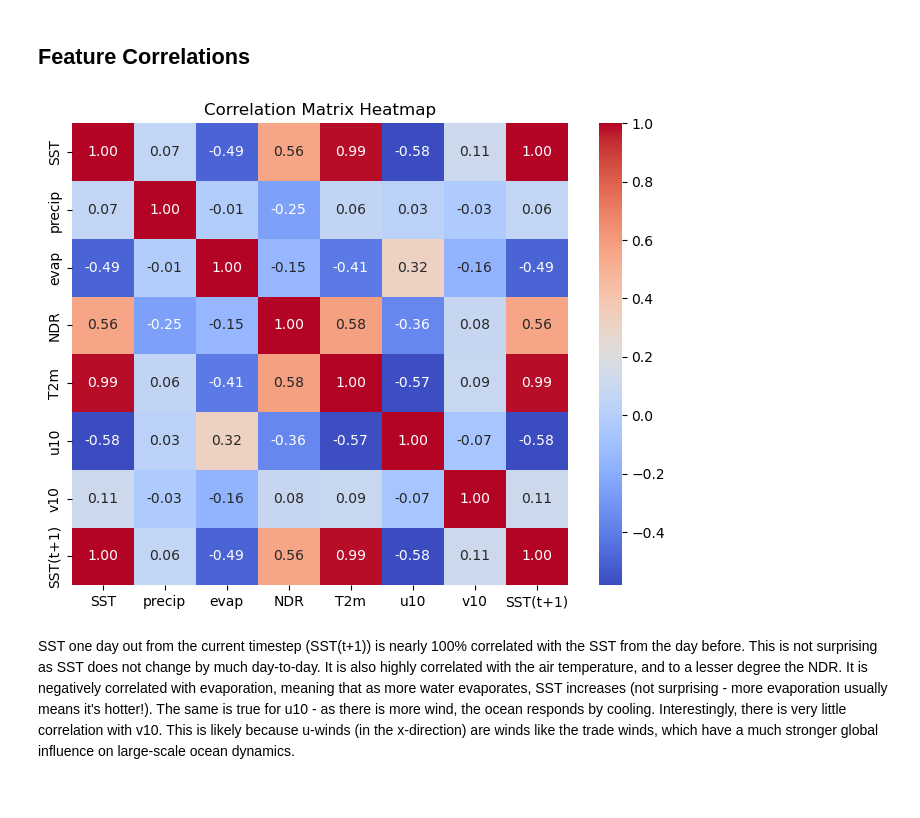
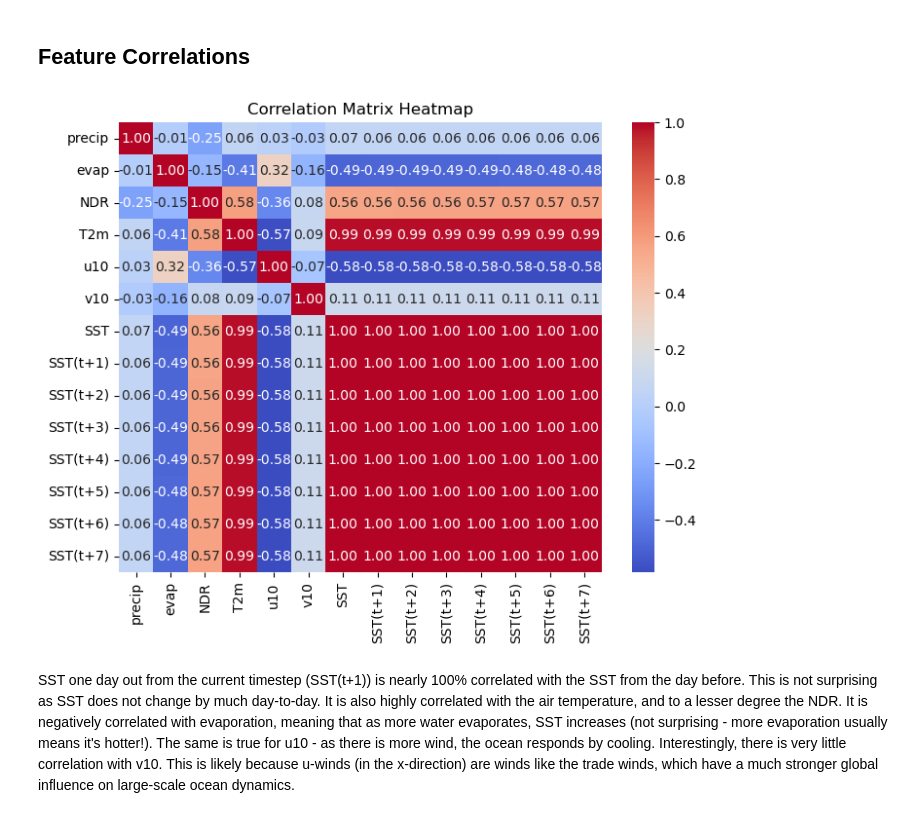
Before and after one commit to colinbeyers/GEOL558-submissions, a Jupyter notebook: module_4/module_4.ipynb, the cells around one changed output. Cells and saved outputs as stored; diff of their text form; code cells hidden in the pictures.

```diff
--- a/module_4/module_4.ipynb
+++ b/module_4/module_4.ipynb
@@ -231,22 +228,28 @@ This data has a good spatial distribution.
 # %% [markdown]
 ## Feature Correlations
 # %%
-corr_matrix = df[['SST',
-                  'precip',
+corr_matrix = df[['precip',
                   'evap',
                   'NDR',
                   'T2m',
                   'u10',
                   'v10',
-                  'SST(t+1)']].corr()
+                  'SST',
+                  'SST(t+1)',
+                  'SST(t+2)',
+                  'SST(t+3)',
+                  'SST(t+4)',
+                  'SST(t+5)',
+                  'SST(t+6)',
+                  'SST(t+7)']].corr()
 
 # Plot the heatmap
 pyp.figure(figsize=(8, 6))
 sbn.heatmap(corr_matrix, annot=True, cmap='coolwarm', fmt='.2f', cbar=True)
 pyp.title('Correlation Matrix Heatmap')
 pyp.show()
 # %% [output]
-[figure, old version]
+[figure, new version]
 # %% [markdown]
 SST one day out from the current timestep (SST(t+1)) is nearly 100% correlated with the SST from the day before. This is not surprising as SST does not change by much day-to-day. It is also highly correlated with the air temperature, and to a lesser degree the NDR. It is negatively correlated with evaporation, meaning that as more water evaporates, SST increases (not surprising - more evaporation usually means it's hotter!). The same is true for u10 - as there is more wind, the ocean responds by cooling. Interestingly, there is very little correlation with v10. This is likely because u-winds (in the x-direction) are winds like the trade winds, which have a much stronger global influence on large-scale ocean dynamics.
 # %% [markdown]
```
Also changed, not shown: parts of 52 cells of this notebook.
